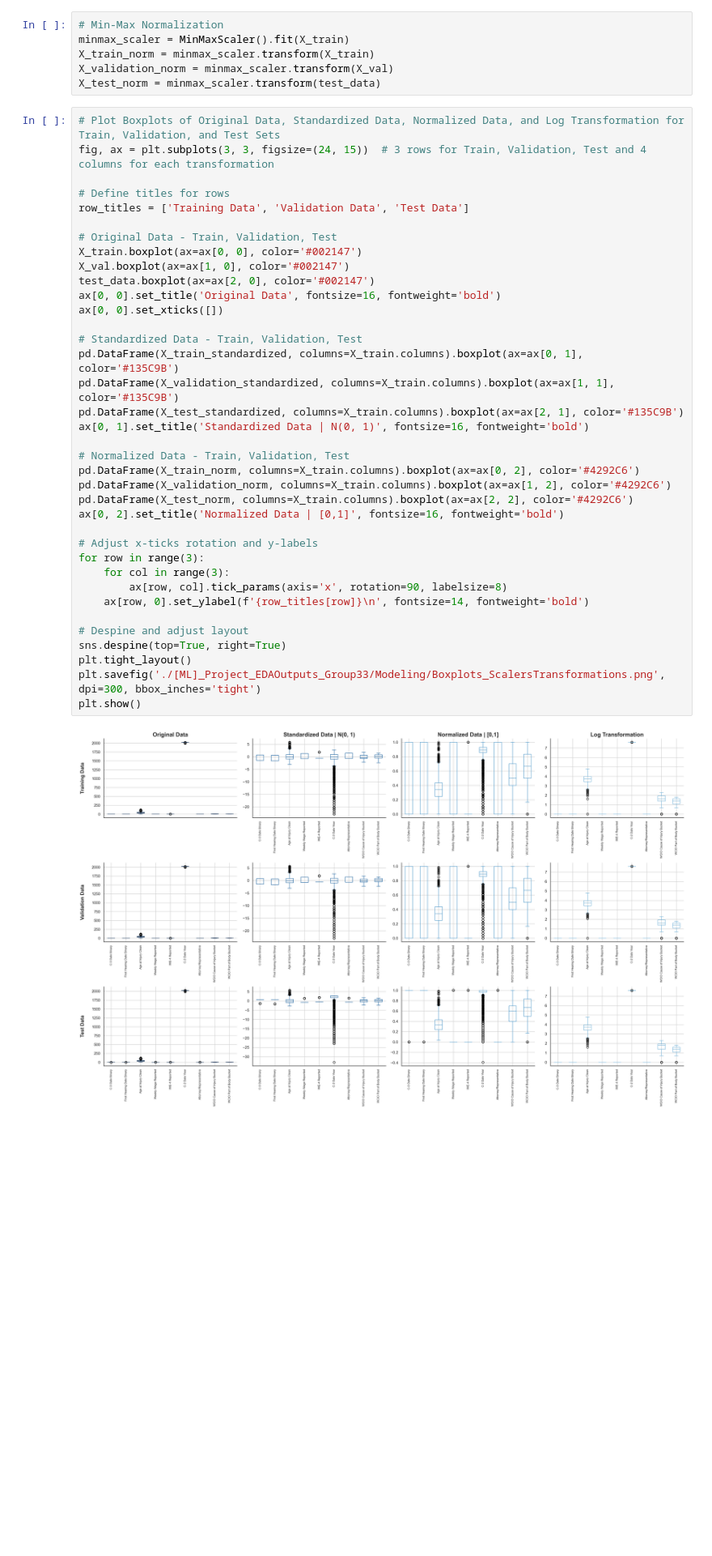
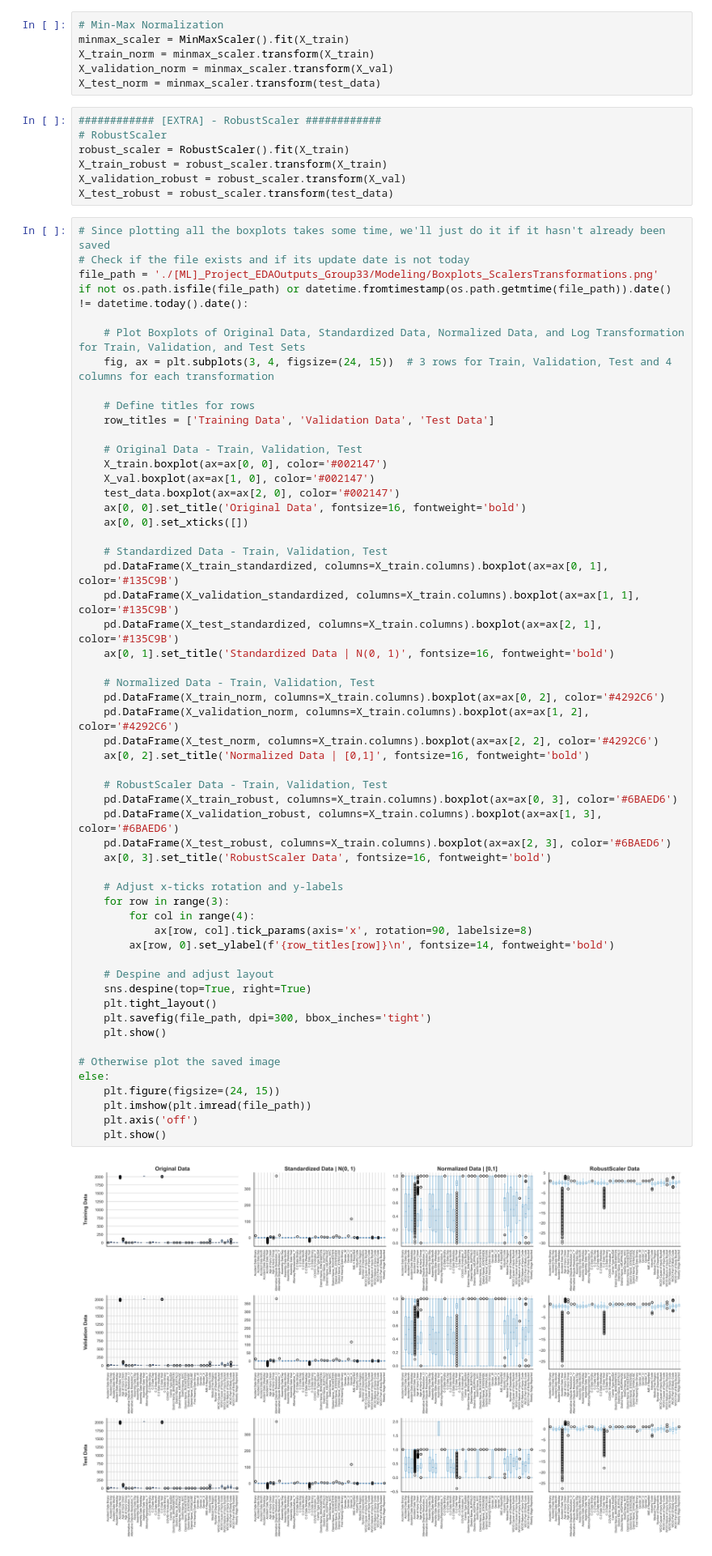
Before and after one commit to Silvestre17/ML_24.25_Project_Group33, a Jupyter notebook: 3_Modeling&Evaluation_MLProject_Group33.ipynb, the cells around one changed output. Shown at 81% size. Cells and saved outputs as stored; diff of their text form; blank space fills up the shorter version.

```diff
--- a/3_Modeling&Evaluation_MLProject_Group33.ipynb
+++ b/3_Modeling&Evaluation_MLProject_Group33.ipynb
@@ -239,44 +258,69 @@ minmax_scaler = MinMaxScaler().fit(X_train)
 X_train_norm = minmax_scaler.transform(X_train)
 X_validation_norm = minmax_scaler.transform(X_val)
 X_test_norm = minmax_scaler.transform(test_data)
+# %%
+############ [EXTRA] - RobustScaler ############
+# RobustScaler
+robust_scaler = RobustScaler().fit(X_train)
+X_train_robust = robust_scaler.transform(X_train)
+X_validation_robust = robust_scaler.transform(X_val)
+X_test_robust = robust_scaler.transform(test_data)
 # %%
-# Plot Boxplots of Original Data, Standardized Data, Normalized Data, and Log Transformation for Train, Validation, and Test Sets
-fig, ax = plt.subplots(3, 3, figsize=(24, 15))  # 3 rows for Train, Validation, Test and 4 columns for each transformation
+# Since plotting all the boxplots takes some time, we'll just do it if it hasn't already been saved
+# Check if the file exists and if its update date is not today
+file_path = './[ML]_Project_EDAOutputs_Group33/Modeling/Boxplots_ScalersTransformations.png'
+if not os.path.isfile(file_path) or datetime.fromtimestamp(os.path.getmtime(file_path)).date() != datetime.today().date():
 
-# Define titles for rows
-row_titles = ['Training Data', 'Validation Data', 'Test Data']
+    # Plot Boxplots of Original Data, Standardized Data, Normalized Data, and Log Transformation for Train, Validation, and Test Sets
+    fig, ax = plt.subplots(3, 4, figsize=(24, 15))  # 3 rows for Train, Validation, Test and 4 columns for each transformation
 
-# Original Data - Train, Validation, Test
-X_train.boxplot(ax=ax[0, 0], color='#002147')
-X_val.boxplot(ax=ax[1, 0], color='#002147')
-test_data.boxplot(ax=ax[2, 0], color='#002147')
-ax[0, 0].set_title('Original Data', fontsize=16, fontweight='bold')
-ax[0, 0].set_xticks([])
+    # Define titles for rows
+    row_titles = ['Training Data', 'Validation Data', 'Test Data']
 
-# Standardized Data - Train, Validation, Test
-pd.DataFrame(X_train_standardized, columns=X_train.columns).boxplot(ax=ax[0, 1], color='#135C9B')
-pd.DataFrame(X_validation_standardized, columns=X_train.columns).boxplot(ax=ax[1, 1], color='#135C9B')
-pd.DataFrame(X_test_standardized, columns=X_train.columns).boxplot(ax=ax[2, 1], color='#135C9B')
-ax[0, 1].set_title('Standardized Data | N(0, 1)', fontsize=16, fontweight='bold')
+    # Original Data - Train, Validation, Test
+    X_train.boxplot(ax=ax[0, 0], color='#002147')
+    X_val.boxplot(ax=ax[1, 0], color='#002147')
+    test_data.boxplot(ax=ax[2, 0], color='#002147')
+    ax[0, 0].set_title('Original Data', fontsize=16, fontweight='bold')
+    ax[0, 0].set_xticks([])
 
-# Normalized Data - Train, Validation, Test
-pd.DataFrame(X_train_norm, columns=X_train.columns).boxplot(ax=ax[0, 2], color='#4292C6')
-pd.DataFrame(X_validation_norm, columns=X_train.columns).boxplot(ax=ax[1, 2], color='#4292C6')
-pd.DataFrame(X_test_norm, columns=X_train.columns).boxplot(ax=ax[2, 2], color='#4292C6')
-ax[0, 2].set_title('Normalized Data | [0,1]', fontsize=16, fontweight='bold')
+    # Standardized Data - Train, Validation, Test
+    pd.DataFrame(X_train_standardized, columns=X_train.columns).boxplot(ax=ax[0, 1], color='#135C9B')
+    pd.DataFrame(X_validation_standardized, columns=X_train.columns).boxplot(ax=ax[1, 1], color='#135C9B')
+    pd.DataFrame(X_test_standardized, columns=X_train.columns).boxplot(ax=ax[2, 1], color='#135C9B')
+    ax[0, 1].set_title('Standardized Data | N(0, 1)', fontsize=16, fontweight='bold')
 
-# Adjust x-ticks rotation and y-labels
-for row in range(3):
-    for col in range(3):
-        ax[row, col].tick_params(axis='x', rotation=90, labelsize=8)
-    ax[row, 0].set_ylabel(f'{row_titles[row]}\n', fontsize=14, fontweight='bold')
+    # Normalized Data - Train, Validation, Test
+    pd.DataFrame(X_train_norm, columns=X_train.columns).boxplot(ax=ax[0, 2], color='#4292C6')
+    pd.DataFrame(X_validation_norm, columns=X_train.columns).boxplot(ax=ax[1, 2], color='#4292C6')
+    pd.DataFrame(X_test_norm, columns=X_train.columns).boxplot(ax=ax[2, 2], color='#4292C6')
+    ax[0, 2].set_title('Normalized Data | [0,1]', fontsize=16, fontweight='bold')
 
-# Despine and adjust layout
-sns.despine(top=True, right=True)
-plt.tight_layout()
-plt.savefig('./[ML]_Project_EDAOutputs_Group33/Modeling/Boxplots_ScalersTransformations.png', dpi=300, bbox_inches='tight')
-plt.show()
+    # RobustScaler Data - Train, Validation, Test
+    pd.DataFrame(X_train_robust, columns=X_train.columns).boxplot(ax=ax[0, 3], color='#6BAED6')
+    pd.DataFrame(X_validation_robust, columns=X_train.columns).boxplot(ax=ax[1, 3], color='#6BAED6')
+    pd.DataFrame(X_test_robust, columns=X_train.columns).boxplot(ax=ax[2, 3], color='#6BAED6')
+    ax[0, 3].set_title('RobustScaler Data', fontsize=16, fontweight='bold')
+
+    # Adjust x-ticks rotation and y-labels
+    for row in range(3):
+        for col in range(4):
+            ax[row, col].tick_params(axis='x', rotation=90, labelsize=8)
+        ax[row, 0].set_ylabel(f'{row_titles[row]}\n', fontsize=14, fontweight='bold')
+
+    # Despine and adjust layout
+    sns.despine(top=True, right=True)
+    plt.tight_layout()
+    plt.savefig(file_path, dpi=300, bbox_inches='tight')
+    plt.show()
+
+# Otherwise plot the saved image
+else:
+    plt.figure(figsize=(24, 15))
+    plt.imshow(plt.imread(file_path))
+    plt.axis('off')
+    plt.show()
 # %% [output]
-[figure, old version]
+[figure, new version]
 # %% [markdown]
 ---
```
Also changed, not shown: parts of 11 cells of this notebook, 2 other files.
